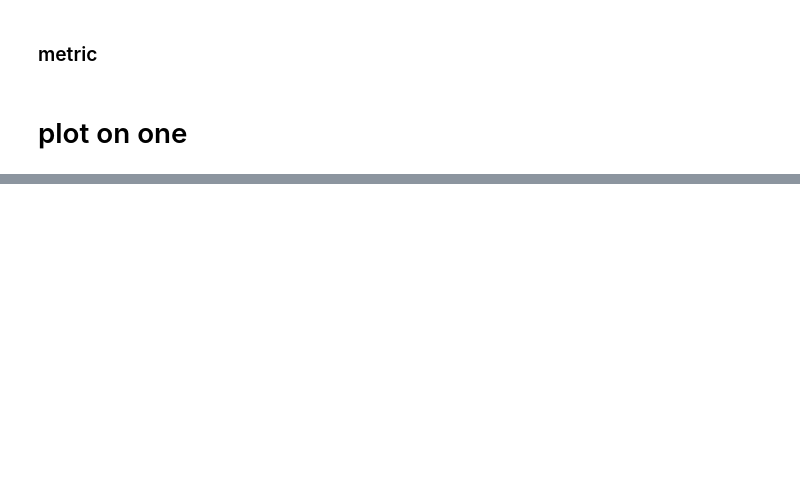
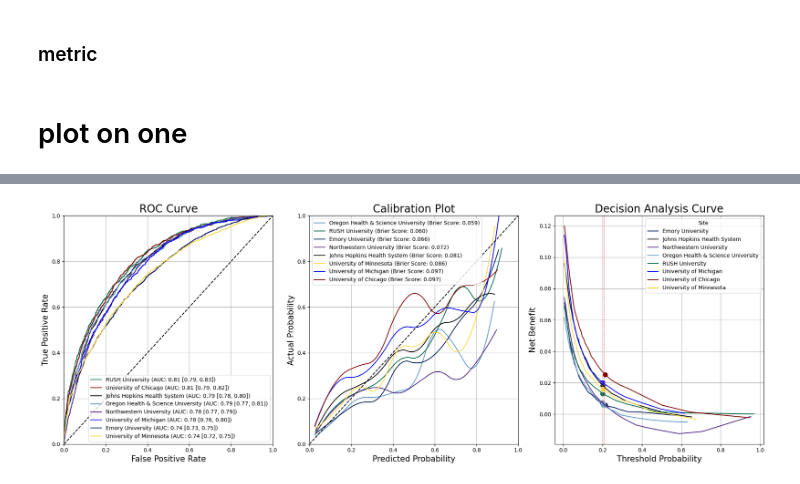
Before and after one commit to kaveriC/CLIF-1.0, a Jupyter notebook: projects/Mortality_model/paper_viz/Tri_pod_paper_viz.ipynb, the cells around one changed output, grey strips where cells are left out. Drawn from its saved outputs; the diff is of its cells as text; code cells hidden in the pictures; blank space fills up the shorter version.

```diff
--- a/projects/Mortality_model/paper_viz/Tri_pod_paper_viz.ipynb
+++ b/projects/Mortality_model/paper_viz/Tri_pod_paper_viz.ipynb
@@ -112,3 +236,12 @@ merged_met_dataframe = pd.concat(met_dataframes, ignore_index=True)
+# %%
+merged_met_dataframe['SiteName'] = merged_met_dataframe['SiteName'].map(site_mapping)
+# %%
+merged_top_dataframe['site_name'] = merged_top_dataframe['site_name'].map(site_mapping)
+# %%
+merged_roc_dataframe['site'] = merged_roc_dataframe['site'].map(site_mapping)
+# %%
+merged_cal_dataframe['site'] = merged_cal_dataframe['site'].map(site_mapping)
+merged_cal_dataframe
 # %%
 
 # Calculate 'n' and 'net_benefit'
@@ -182,0 +261,76 @@ plt.show()
+# %%
+# Sorting AUC and Brier Scores
+sorted_auc = sorted(auc_values.items(), key=lambda item: item[1], reverse=True)
+sorted_brier = sorted(brier_scores.items(), key=lambda item: item[1])
+
+# Sorted lists of site names based on AUC and Brier Scores
+sorted_sites_auc = [site for site, value in sorted_auc]
+sorted_sites_brier = [site for site, value in sorted_brier]
+
+# Define colors for each site
+site_colors = {
+    'RUSH University': '#006747',
+    'University of Chicago': '#800000',
+    'University of Minnesota': '#F9D849',
+    'Johns Hopkins Health System': '#000000',
+    'University of Michigan': '#0000F5',
+    'Northwestern University': '#4E2A84',
+    'Emory University': '#001A57',
+    'Oregon Health & Science University': '#5D98CA'
+}
+
+
+# Plotting
+fig, axs = plt.subplots(1, 3, figsize=(19, 7))
+
+# ROC Plot
+axs[0].set_title('ROC Curve',  fontsize=20)
+for site in sorted_sites_auc:
+    site_data = merged_roc_dataframe[merged_roc_dataframe['site'] == site]
+    auc = auc_values[site]
+    ci_lower = auc_ci_lower[site]
+    ci_upper = auc_ci_upper[site]
+    label = f'{site} (AUC: {auc:.2f} [{ci_lower:.2f}, {ci_upper:.2f}])'
+    axs[0].plot(site_data['fpr'], site_data['tpr'], label=label, color=site_colors.get(site, 'black'))
+axs[0].plot([0, 1], [0, 1], 'k--')
+axs[0].set_xlim([0.0, 1.0])
+axs[0].set_ylim([0.0, 1.0])
+axs[0].set_xlabel('False Positive Rate', fontsize=15)
+axs[0].set_ylabel('True Positive Rate', fontsize=15)
+axs[0].legend(loc='lower right')
+axs[0].grid(True)
+
+# Calibration Plot
+axs[1].set_title('Calibration Plot',fontsize=20)
+for site in sorted_sites_brier:
+    site_data = merged_cal_dataframe[merged_cal_dataframe['site'] == site]
+    site_data = site_data.sort_values(by='predicted_prob')
+    x_new = np.linspace(site_data['predicted_prob'].min(), site_data['predicted_prob'].max(), 300)
+    spl = make_interp_spline(site_data['predicted_prob'], site_data['actual_prob'], k=2)
+    y_smooth = spl(x_new)
+    brier_score = brier_scores[site]
+    label = f'{site} (Brier Score: {brier_score:.3f})'
+    axs[1].plot(x_new, y_smooth, label=label, color=site_colors.get(site, 'black'))
+axs[1].plot([0, 1], [0, 1], 'k--')
+axs[1].set_xlim([0.0, 1.0])
+axs[1].set_ylim([0.0, 1.0])
+axs[1].set_xlabel('Predicted Probability', fontsize=15)
+axs[1].set_ylabel('Actual Probability', fontsize=15)
+axs[1].legend(loc='upper left')
+axs[1].grid(True)
+
+# Clinical Utility Plot
+axs[2].set_title('Decision Analysis Curve',fontsize=20)
+sns.lineplot(ax=axs[2], data=merged_top_dataframe, x='Thr Value', y='net_benefit', hue='site_name', palette=site_colors, style='site_name', markers=False, dashes=False)
+axs[2].axvline(x=threshold_value, color='red', linestyle='--', linewidth=0.5)
+sns.scatterplot(ax=axs[2], data=intersection_points, x='Thr Value', y='net_benefit', hue='site_name', palette=site_colors, s=100, legend=False)
+axs[2].set_xlabel('Threshold Probability', fontsize=15)
+axs[2].set_ylabel('Net Benefit', fontsize=15)
+axs[2].legend(title='Site')
+axs[2].grid(True)
+
+plt.tight_layout()
+fig.savefig('Final_TriPOD_plot_600dpi.png', dpi=600)
+plt.show()
+# %% [output]
+[figure, added]
```
Also changed, not shown: parts of 21 cells of this notebook.
